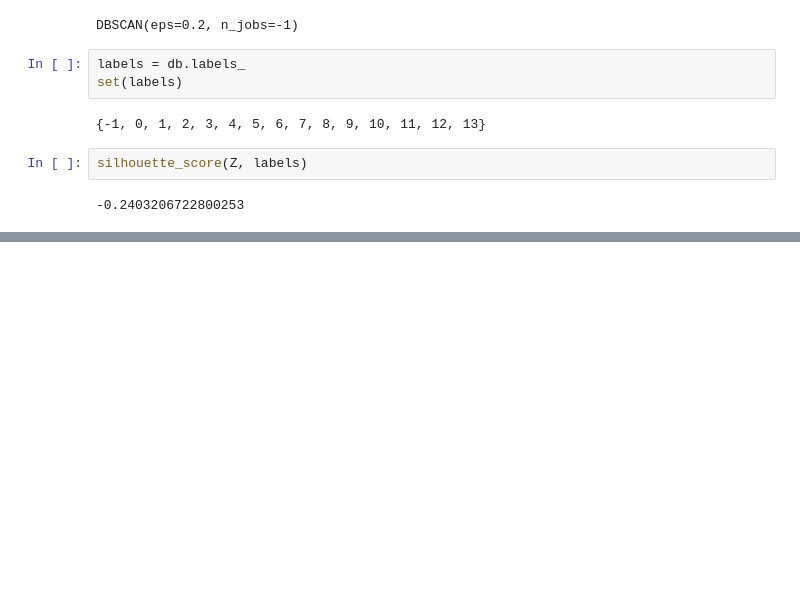
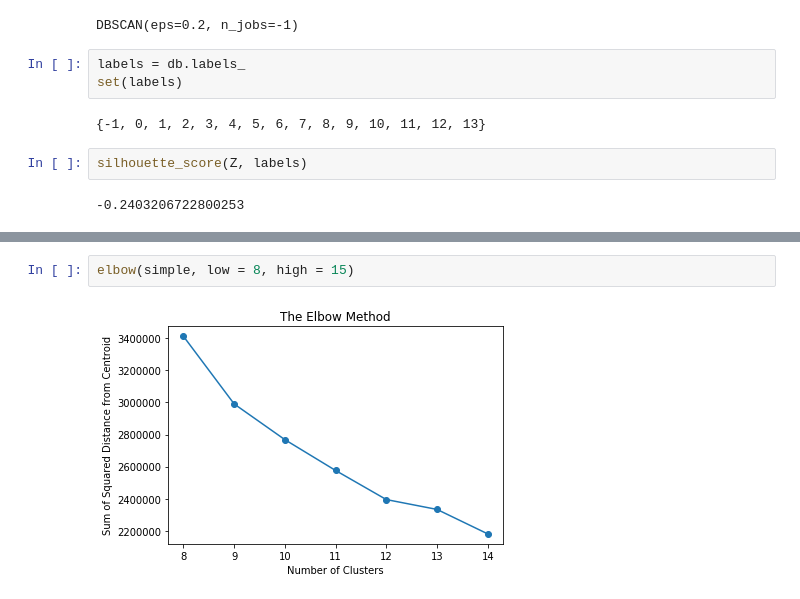
Before and after one commit to tlunderwood2014/nyc_crime_analysis, a Jupyter notebook: Crime_Analysis.ipynb, the cells around one changed output, grey strips where cells are left out. Saved outputs shown, nothing was run; the diff lists cells and outputs as text; blank space fills up the shorter version.

```diff
--- a/Crime_Analysis.ipynb
+++ b/Crime_Analysis.ipynb
@@ -173,0 +180,4 @@ silhouette_score(Z, labels)
+# %%
+elbow(simple, low = 8, high = 15)
+# %% [output]
+[figure, added]
```
Also changed, not shown: parts of 45 cells of this notebook.
